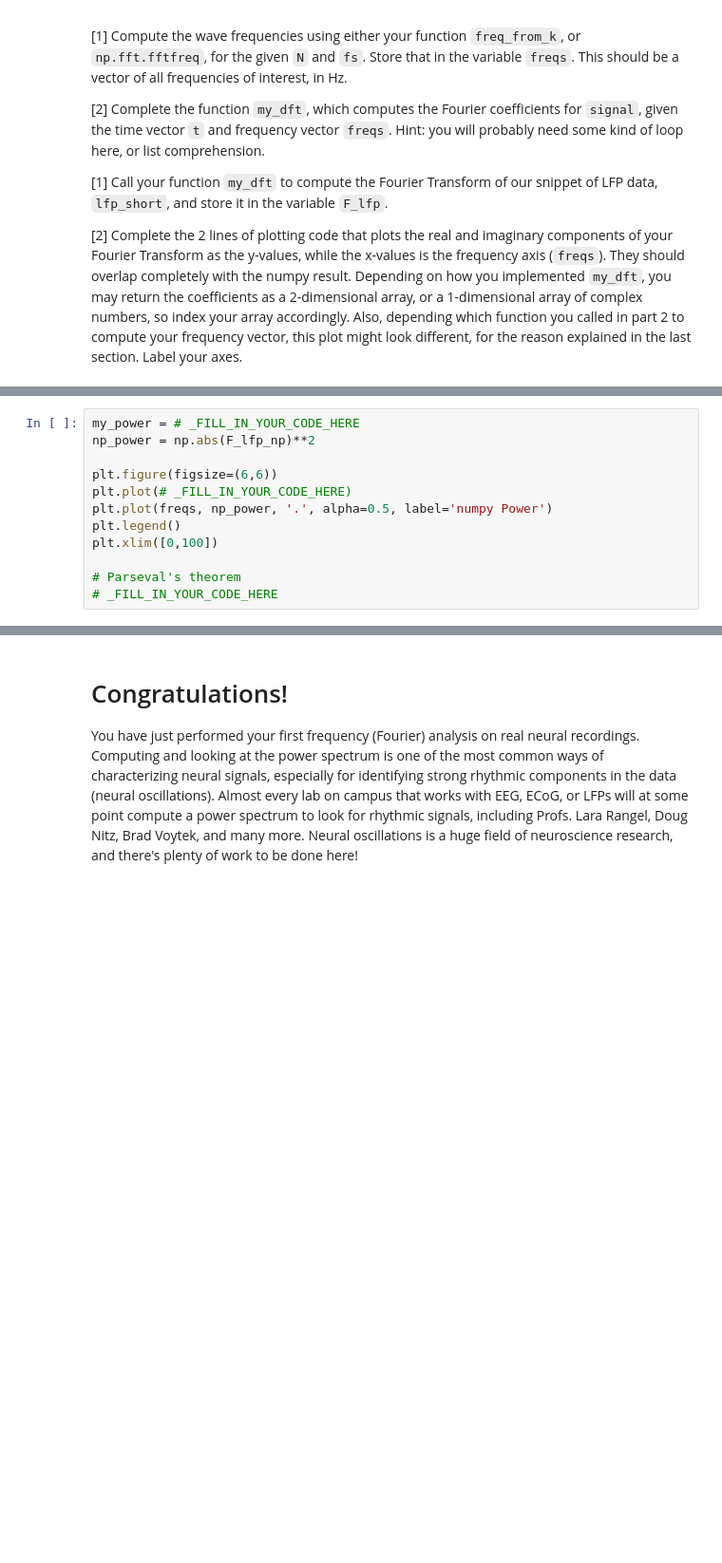
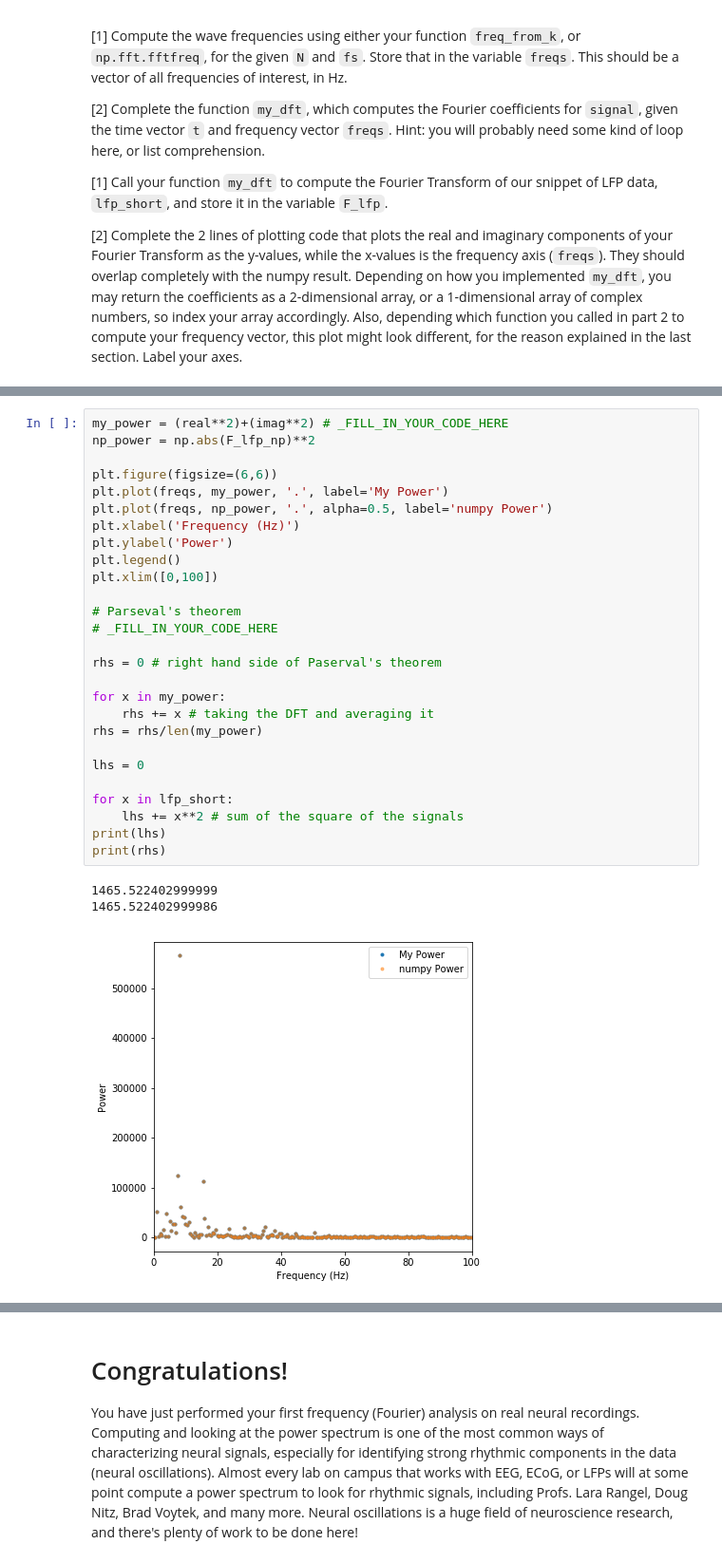
Before and after one commit to ylc020/COGS118C, a Jupyter notebook: Assignments/A2-FourierTransform.ipynb, the cells around one changed output, grey strips where cells are left out. Shown: that part at 95% size. Saved outputs shown, nothing was run; the diff lists cells and outputs as text; blank space fills up the shorter version.

```diff
--- a/Assignments/A2-FourierTransform.ipynb
+++ b/Assignments/A2-FourierTransform.ipynb
@@ -445,17 +448,36 @@ ANSWER:
 [BONUS: 1] Confirm that your Fourier transform follows [Parseval's theorem](https://en.wikipedia.org/wiki/Parseval%27s_theorem) by computing and printing the values from both sides of this equation:
 ![](./img/parseval.png)
 # %%
-my_power = # _FILL_IN_YOUR_CODE_HERE
+my_power = (real**2)+(imag**2) # _FILL_IN_YOUR_CODE_HERE
 np_power = np.abs(F_lfp_np)**2
 
 plt.figure(figsize=(6,6))
-plt.plot(# _FILL_IN_YOUR_CODE_HERE)
+plt.plot(freqs, my_power, '.', label='My Power')
 plt.plot(freqs, np_power, '.', alpha=0.5, label='numpy Power')
+plt.xlabel('Frequency (Hz)')
+plt.ylabel('Power')
 plt.legend()
 plt.xlim([0,100])
 
 # Parseval's theorem
 # _FILL_IN_YOUR_CODE_HERE
+
+rhs = 0 # right hand side of Paserval's theorem
+
+for x in my_power:
+    rhs += x # taking the DFT and averaging it
+rhs = rhs/len(my_power)
+
+lhs = 0
+
+for x in lfp_short:
+    lhs += x**2 # sum of the square of the signals
+print(lhs)
+print(rhs)
+# %% [output]
+1465.522402999999
+1465.522402999986
+[figure, added]
 # %% [markdown]
 # [5] Q6 - continued
 [3] Repeat the above analysis, but for the full LFP signal (`lfp`, I've re-defined for you). Plot the power spectrum (and remember to label your axes).
```
Also changed, not shown: parts of 6 cells of this notebook.
